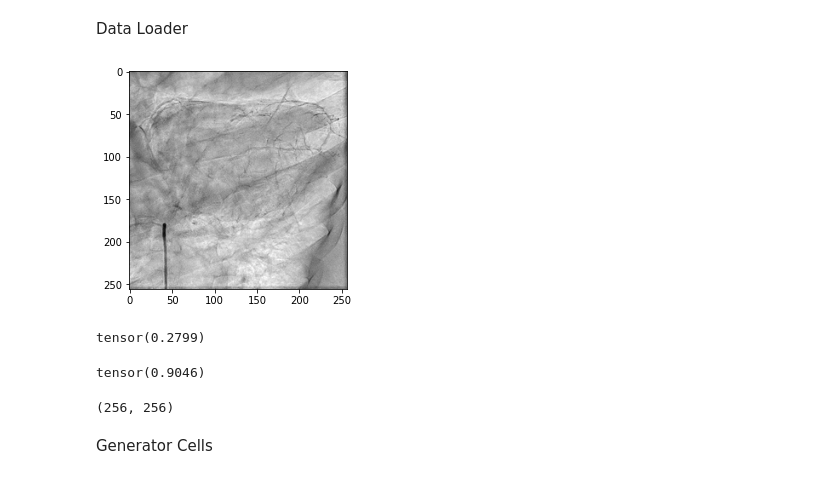
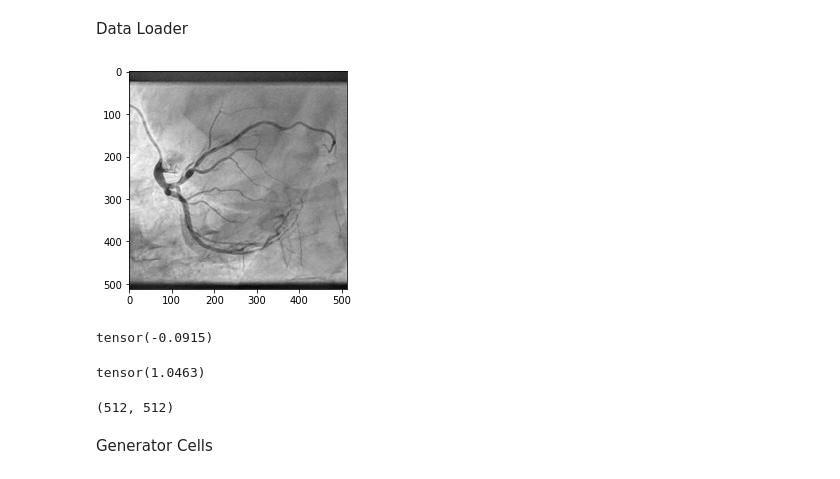
Before and after one commit to esfandiaryfard/machine-learning, a Jupyter notebook: Medical_Video.ipynb, the cells around one changed output. Cells and saved outputs as stored; diff of their text form; code cells hidden in the pictures.

```diff
--- a/Medical_Video.ipynb
+++ b/Medical_Video.ipynb
@@ -33,7 +33,7 @@ from skvideo import io
 from tqdm.gui import tqdm
 import torch.nn.utils as utils
 # %%
-batchsize = 16
+batchsize = 4
 # %% [markdown]
 Data Loader
 # %%
@@ -105,51 +105,51 @@ def get_loader(args):
 
     dataset = FFRDataset3D(
         root_dir = args.root_dir,
         split_path = args.split_path,
         transforms = transforms
         )
 
     loader = DataLoader(dataset,
                         batch_size = args.batch_size,
                         num_workers=0,
                         shuffle=args.shuffle)
 
     return loader
 
 import matplotlib.pyplot as plt
 if __name__ == '__main__':
     args={}
-    args['resize'] = (-1,256,256) # dataset max 256x256
-    args['pad'] = (50,256,256)
-    args['mean'] = (0.5173,)
-    args['std'] = (0.1908,)
+    args['resize'] = (-1,512,512) # dataset max 256x256
+    args['pad'] = (50,512,512)
+    args['mean'] = (0.5505,)
+    args['std'] = (0.1740,)
     args['root_dir'] = os.path.join('drive/MyDrive/dataset/')
     args['split_path'] = os.path.join('drive/MyDrive/dataset/dataset.json')
     args['batch_size'] = batchsize
     args['shuffle'] = True
     args = argparse.Namespace(**args)
 
     # Dataset e Loader
     loader = get_loader(args)
 
     # Get samples
     tmp = next(iter(loader))
-    plt.imshow(tmp['image'][1].numpy()[:,49,:,:].transpose(1,2,0).squeeze(), cmap="gray")
+    plt.imshow(tmp['image'][1].numpy()[:,29,:,:].transpose(1,2,0).squeeze(), cmap="gray")
     plt.show()
 # %% [output]
-[figure, old version]
+[figure, new version]
 # %%
 tmp['image'].mean()
 # %% [output]
-tensor(0.2799)
+tensor(-0.0915)
 # %%
 tmp['image'].std()
 # %% [output]
-tensor(0.9046)
+tensor(1.0463)
 # %%
 tmp['image'][1].numpy()[:,20,:,:].transpose(1,2,0).squeeze().shape
 # %% [output]
-(256, 256)
+(512, 512)
 # %% [markdown]
 Generator Cells
 # %%
```
Also changed, not shown: parts of 2 cells of this notebook.
